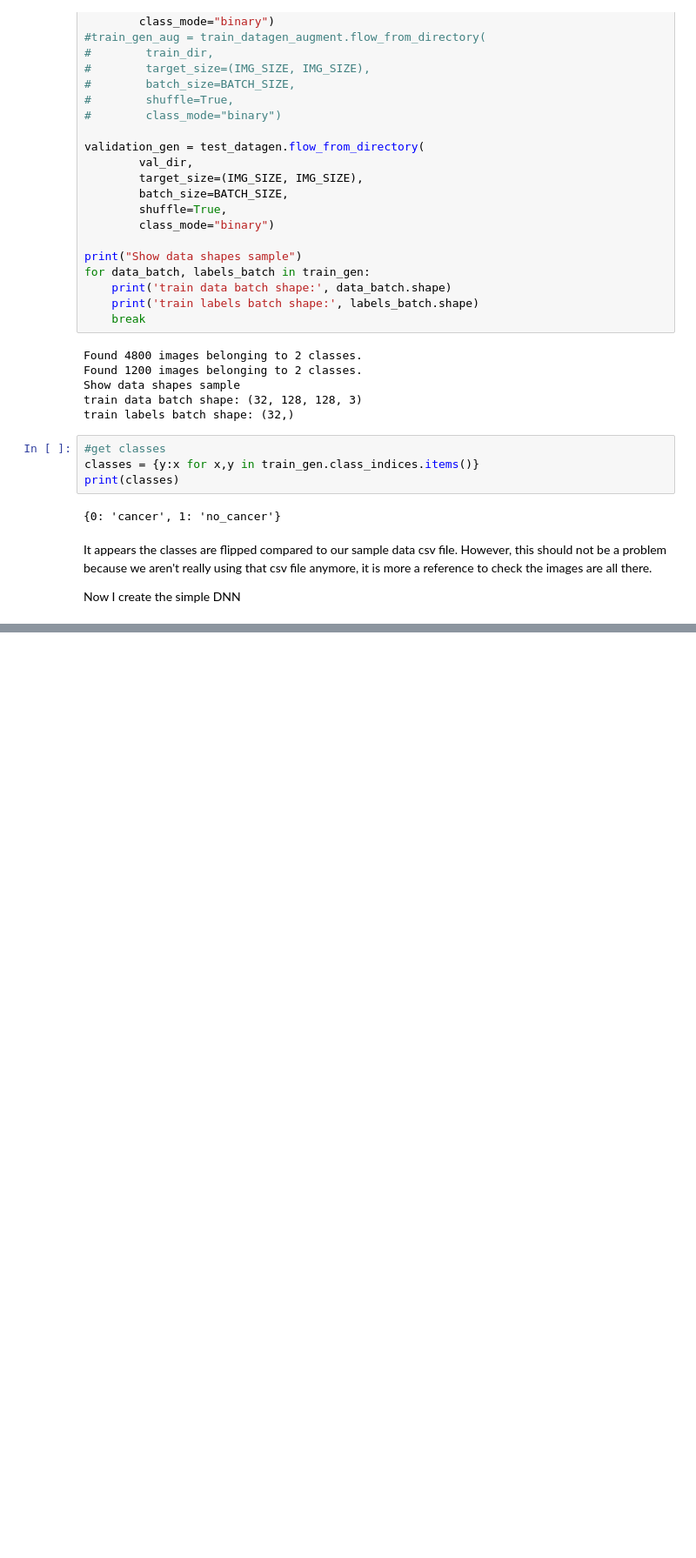
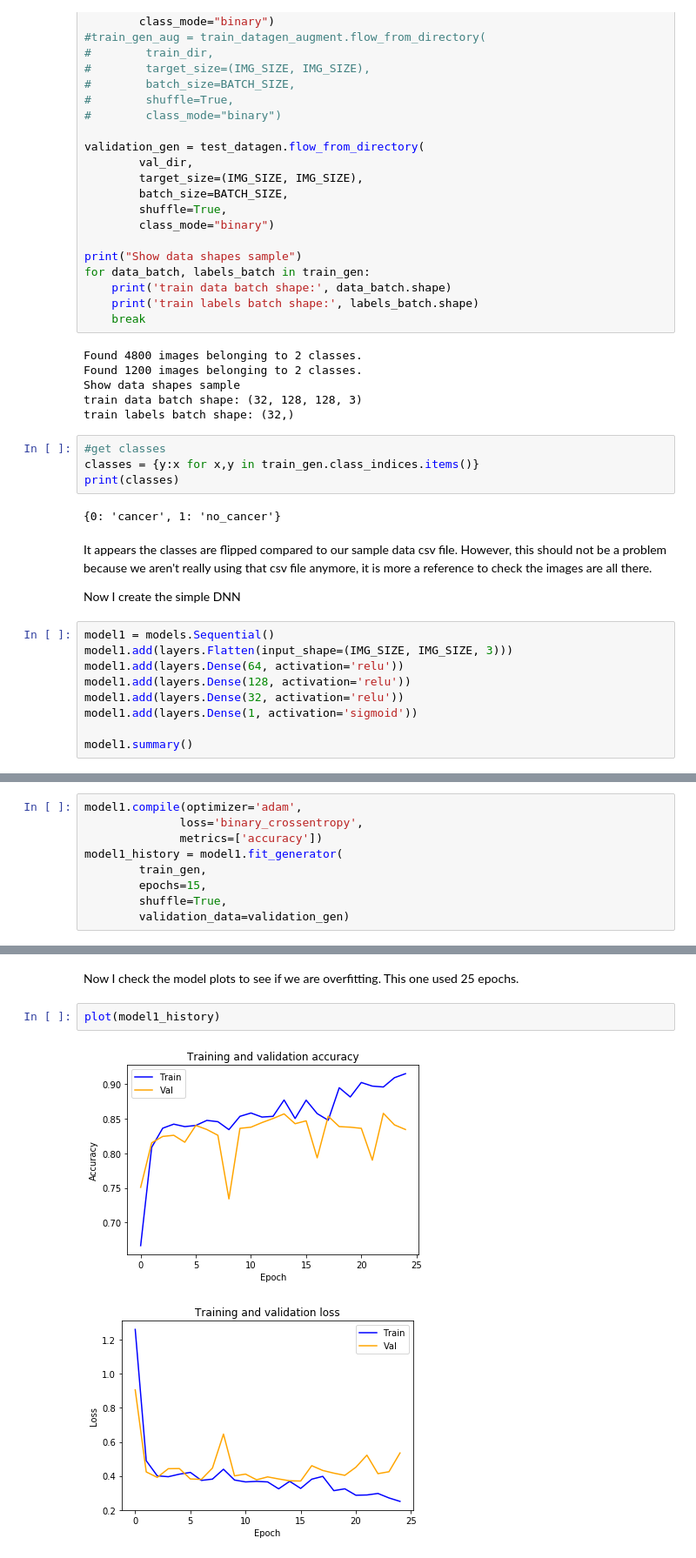
Before and after one commit to muftaye/deep_cancer_imaging, a Jupyter notebook: final_project2.ipynb, the cells around one changed output, grey strips where cells are left out. Shown at 87% size. Drawn from its saved outputs; the diff is of its cells as text; blank space fills up the shorter version.

```diff
--- a/final_project2.ipynb
+++ b/final_project2.ipynb
@@ -920,3 +949,12 @@ print(classes)
 It appears the classes are flipped compared to our sample data csv file.  However, this should not be a problem because we aren't really using that csv file anymore, it is more a reference to check the images are all there.
 
 Now I create the simple DNN
+# %%
+model1 = models.Sequential()
+model1.add(layers.Flatten(input_shape=(IMG_SIZE, IMG_SIZE, 3)))
+model1.add(layers.Dense(64, activation='relu'))
+model1.add(layers.Dense(128, activation='relu'))
+model1.add(layers.Dense(32, activation='relu'))
+model1.add(layers.Dense(1, activation='sigmoid'))
+
+model1.summary()
@@ -922,0 +980,9 @@ Now I create the simple DNN
+# %%
+model1.compile(optimizer='adam',
+              loss='binary_crossentropy',
+              metrics=['accuracy'])
+model1_history = model1.fit_generator(
+        train_gen,
+        epochs=15,
+        shuffle=True,
+        validation_data=validation_gen)
@@ -922,0 +1007,7 @@ Now I create the simple DNN
+# %% [markdown]
+Now I check the model plots to see if we are overfitting.  This one used 25 epochs.
+# %%
+plot(model1_history)
+# %% [output]
+[figure, added]
+[figure, added]
```
Also changed, not shown: parts of 19 cells of this notebook.
